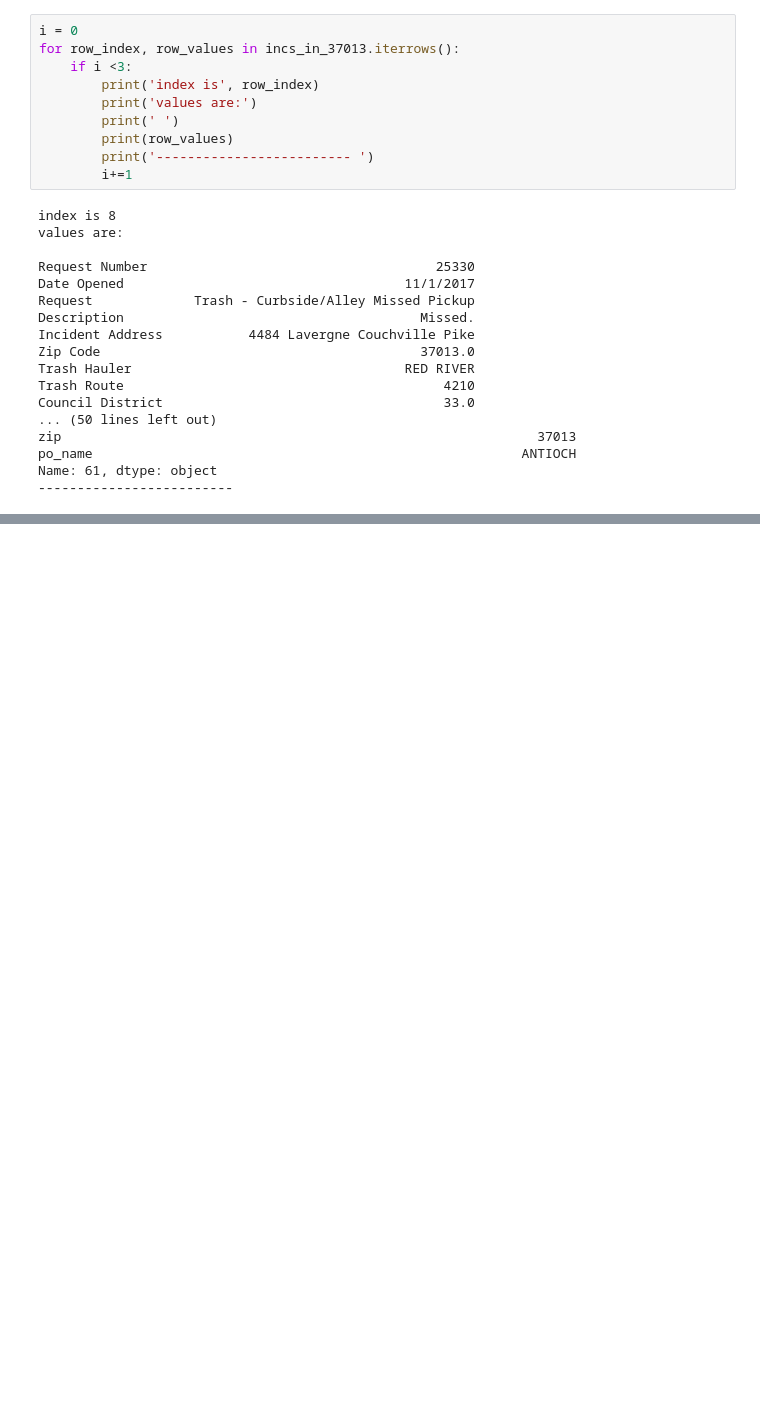
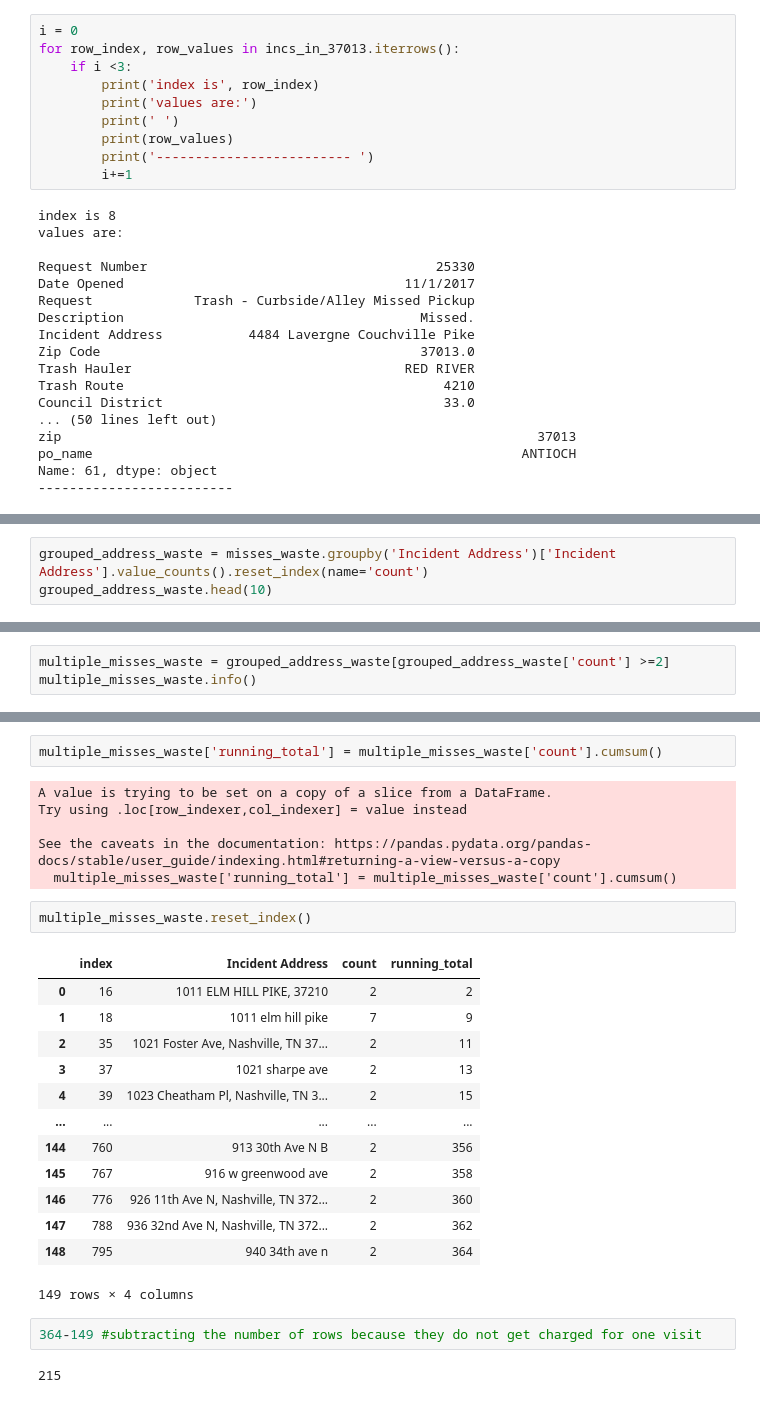
Before and after one commit to NSS-Data-Analytics-Cohort-14/trash-pickups-v2-Djmayfield-alt, a Jupyter notebook: notebooks/Dillon_Trash_pickups.ipynb, the cells around one changed output, grey strips where cells are left out. Drawn from its saved outputs; the diff is of its cells as text; blank space fills up the shorter version.

```diff
--- a/notebooks/Dillon_Trash_pickups.ipynb
+++ b/notebooks/Dillon_Trash_pickups.ipynb
@@ -407,0 +447,3 @@ map_37013
+# %%
+grouped_address_waste = misses_waste.groupby('Incident Address')['Incident Address'].value_counts().reset_index(name='count')
+grouped_address_waste.head(10)
@@ -407,0 +462,3 @@ map_37013
+# %%
+multiple_misses_waste = grouped_address_waste[grouped_address_waste['count'] >=2]
+multiple_misses_waste.info()
@@ -407,0 +475,28 @@ map_37013
+# %%
+multiple_misses_waste['running_total'] = multiple_misses_waste['count'].cumsum()
+# %% [output]
+A value is trying to be set on a copy of a slice from a DataFrame.
+Try using .loc[row_indexer,col_indexer] = value instead
+
+See the caveats in the documentation: https://pandas.pydata.org/pandas-docs/stable/user_guide/indexing.html#returning-a-view-versus-a-copy
+  multiple_misses_waste['running_total'] = multiple_misses_waste['count'].cumsum()
+# %%
+multiple_misses_waste.reset_index()
+# %% [output]
+|  | index | Incident Address | count | running_total |
+| 0 | 16 | 1011 ELM HILL PIKE, 37210 | 2 | 2 |
+| 1 | 18 | 1011 elm hill pike | 7 | 9 |
+| 2 | 35 | 1021 Foster Ave, Nashville, TN 37... | 2 | 11 |
+| 3 | 37 | 1021 sharpe ave | 2 | 13 |
+| 4 | 39 | 1023 Cheatham Pl, Nashville, TN 3... | 2 | 15 |
+| ... | ... | ... | ... | ... |
+| 144 | 760 | 913 30th Ave N B | 2 | 356 |
+| 145 | 767 | 916 w greenwood ave | 2 | 358 |
+| 146 | 776 | 926 11th Ave N, Nashville, TN 372... | 2 | 360 |
+| 147 | 788 | 936 32nd Ave N, Nashville, TN 372... | 2 | 362 |
+| 148 | 795 | 940 34th ave n | 2 | 364 |
+149 rows × 4 columns
+# %%
+364-149 #subtracting the number of rows because they do not get charged for one visit
+# %% [output]
+215
```
Also changed, not shown: parts of 11 cells of this notebook.
